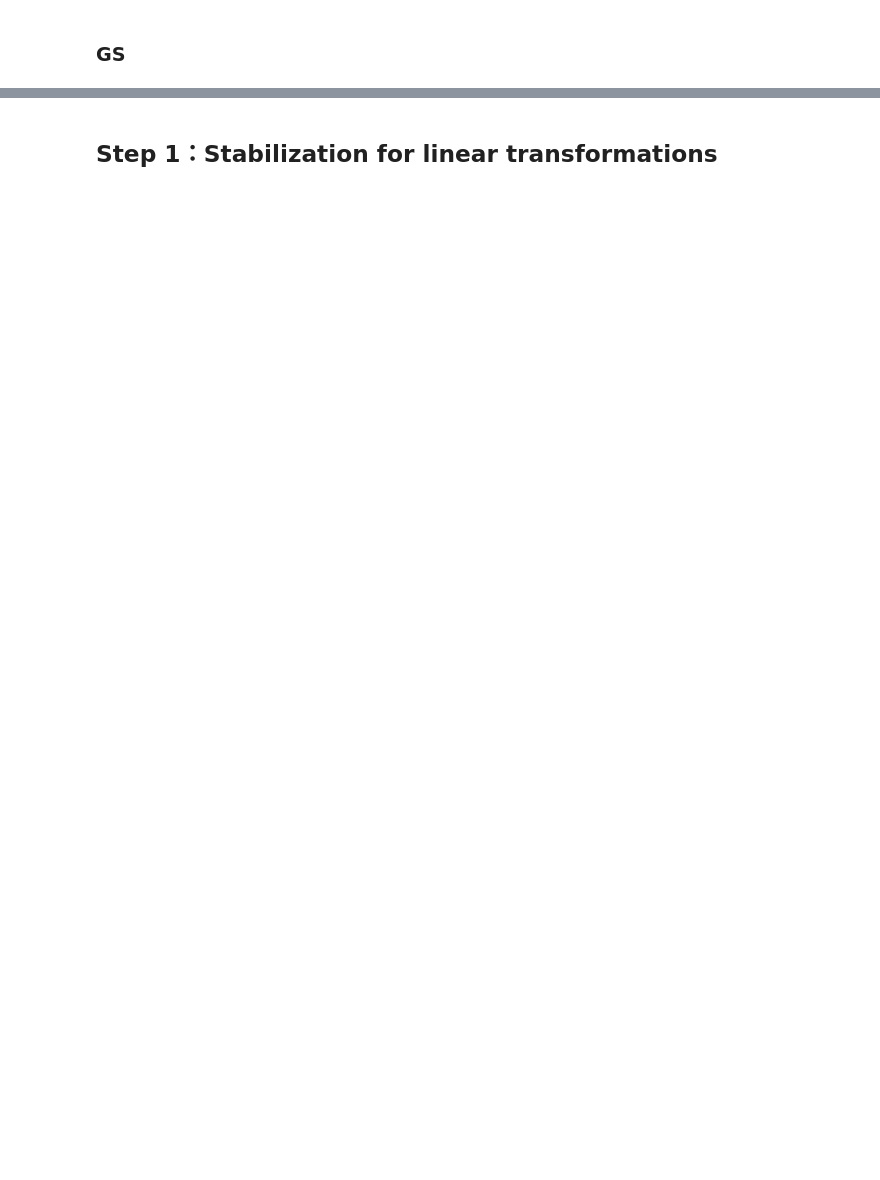
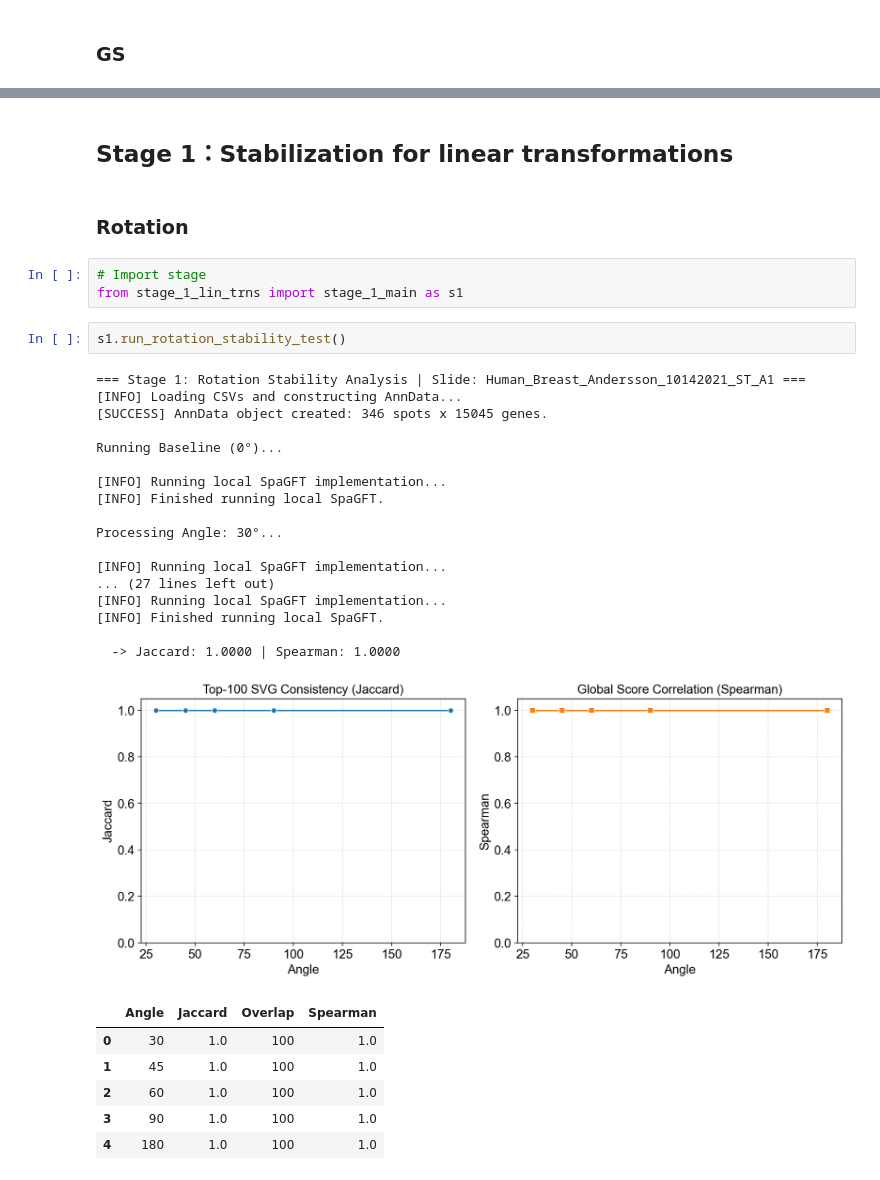
Before and after one commit to MoshenhavIsrael/SpaGFT-Research, a Jupyter notebook: code/show_workflow.ipynb, the cells around one changed output, grey strips where cells are left out. Drawn from its saved outputs; the diff is of its cells as text; blank space fills up the shorter version.

Commit message:
Update stage 1 to enable any linear transformations

```diff
--- a/code/show_workflow.ipynb
+++ b/code/show_workflow.ipynb
@@ -140,4 +128,36 @@ Jaccard Index: 0.8182
 Overlap: 90
 ========================================
 # %% [markdown]
-## Step 1：Stabilization for linear transformations
+## Stage 1：Stabilization for linear transformations
+# %% [markdown]
+### Rotation
+# %%
+# Import stage
+from stage_1_lin_trns import stage_1_main as s1
+# %%
+s1.run_rotation_stability_test()
+# %% [output]
+=== Stage 1: Rotation Stability Analysis | Slide: Human_Breast_Andersson_10142021_ST_A1 ===
+[INFO] Loading CSVs and constructing AnnData...
+[SUCCESS] AnnData object created: 346 spots x 15045 genes.
+
+Running Baseline (0°)...
+
+[INFO] Running local SpaGFT implementation...
+[INFO] Finished running local SpaGFT.
+
+Processing Angle: 30°...
+
+[INFO] Running local SpaGFT implementation...
+... (27 lines left out)
+[INFO] Running local SpaGFT implementation...
+[INFO] Finished running local SpaGFT.
+
+  -> Jaccard: 1.0000 | Spearman: 1.0000
+[figure, added]
+|  | Angle | Jaccard | Overlap | Spearman |
+| 0 | 30 | 1.0 | 100 | 1.0 |
+| 1 | 45 | 1.0 | 100 | 1.0 |
+| 2 | 60 | 1.0 | 100 | 1.0 |
+| 3 | 90 | 1.0 | 100 | 1.0 |
+| 4 | 180 | 1.0 | 100 | 1.0 |
```
Also changed, not shown: parts of 18 cells of this notebook, 2 other files.
